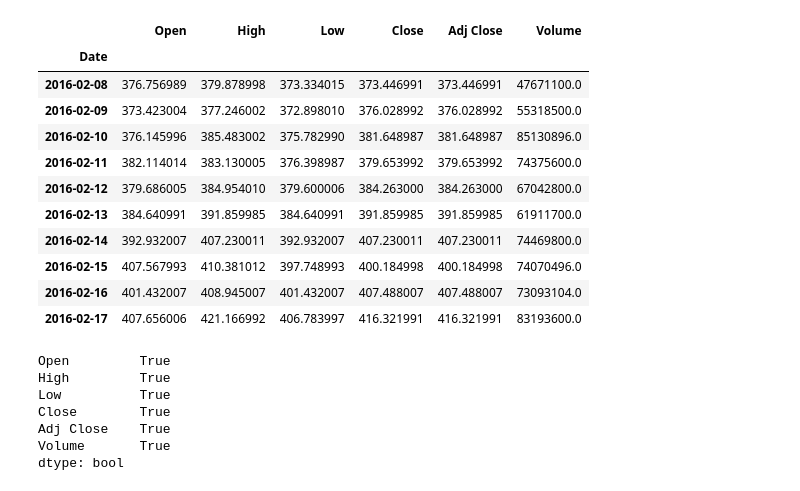
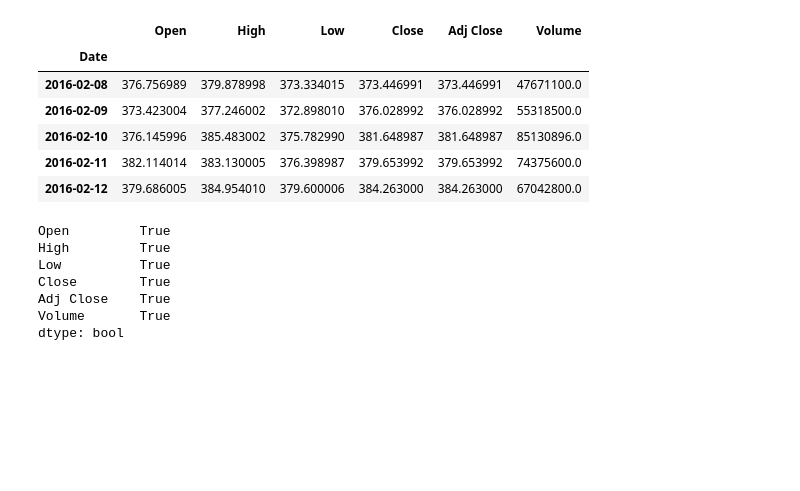
Before and after one commit to Amelchristy/BitcoinPricePrediction, a Jupyter notebook: BitCoin_data.ipynb, the cells around one changed output. Saved outputs shown, nothing was run; the diff lists cells and outputs as text; code cells hidden in the pictures; blank space fills up the shorter version.

```diff
--- a/BitCoin_data.ipynb
+++ b/BitCoin_data.ipynb
@@ -9,20 +9,15 @@ import pickle
 # %%
 dataset = pd.read_csv('Resources/BTC-USD.csv',index_col="Date",parse_dates=True)
 # %%
-dataset.head(10)
+dataset.head()
 # %% [output]
 |  | Open | High | Low | Close | Adj Close | Volume |
 | Date |  |  |  |  |  |  |
 | 2016-02-08 | 376.756989 | 379.878998 | 373.334015 | 373.446991 | 373.446991 | 47671100.0 |
 | 2016-02-09 | 373.423004 | 377.246002 | 372.898010 | 376.028992 | 376.028992 | 55318500.0 |
 | 2016-02-10 | 376.145996 | 385.483002 | 375.782990 | 381.648987 | 381.648987 | 85130896.0 |
 | 2016-02-11 | 382.114014 | 383.130005 | 376.398987 | 379.653992 | 379.653992 | 74375600.0 |
 | 2016-02-12 | 379.686005 | 384.954010 | 379.600006 | 384.263000 | 384.263000 | 67042800.0 |
-| 2016-02-13 | 384.640991 | 391.859985 | 384.640991 | 391.859985 | 391.859985 | 61911700.0 |
-| 2016-02-14 | 392.932007 | 407.230011 | 392.932007 | 407.230011 | 407.230011 | 74469800.0 |
-| 2016-02-15 | 407.567993 | 410.381012 | 397.748993 | 400.184998 | 400.184998 | 74070496.0 |
-| 2016-02-16 | 401.432007 | 408.945007 | 401.432007 | 407.488007 | 407.488007 | 73093104.0 |
-| 2016-02-17 | 407.656006 | 421.166992 | 406.783997 | 416.321991 | 416.321991 | 83193600.0 |
 # %%
 train_bitcoin_data = dataset
 # %%
```
Also changed, not shown: 2 other files.
